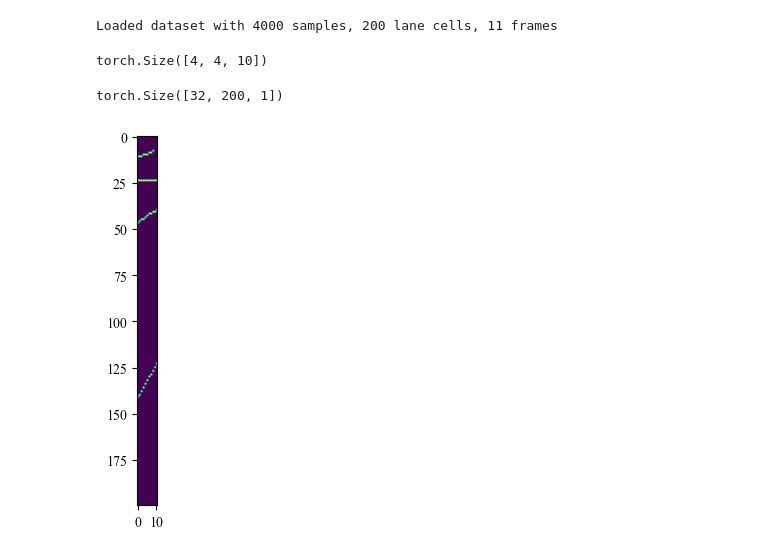
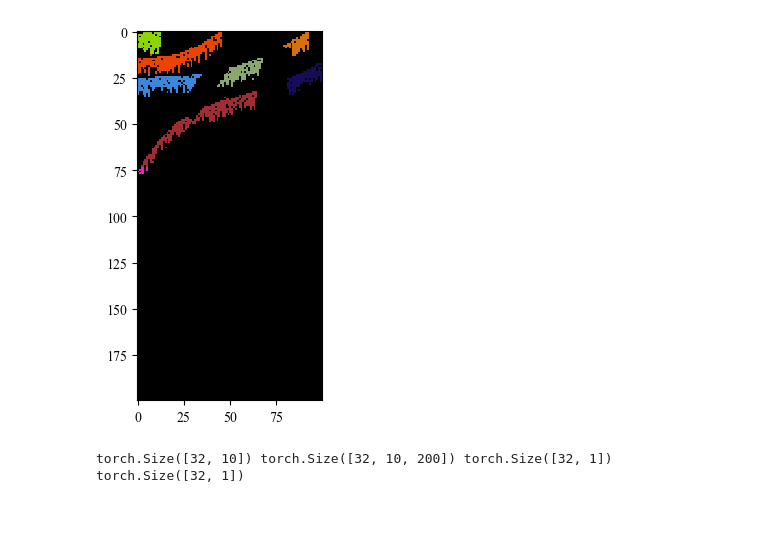
Before and after one commit to jksdbks123/Lidar-Tracker, a Jupyter notebook: ContextAware/DeepLearning/SocialLSTM/SplitData.ipynb, the cells around one changed output. Cells and saved outputs as stored; diff of their text form; code cells hidden in the pictures; blank space fills up the shorter version.

```diff
--- a/ContextAware/DeepLearning/SocialLSTM/SplitData.ipynb
+++ b/ContextAware/DeepLearning/SocialLSTM/SplitData.ipynb
@@ -263,6 +259,18 @@ def process_traffic_context_data(
     print(f"  - Saved to: {output_dir}")
 
     return train_h5_path, val_h5_path
+# %%
+db = Raster_DBSCAN(Td_map_szie=(200,100), window_size=[3,9],eps = 1,min_samples=10)
+# %%
+file_path = r'D:\TimeSpaceDiagramDataset\EncoderDecoder_EvenlySampled_FreeflowAug_0914_5res_lanechange_signal\100_frame\train\post_occ_label\36_39_0_signal_1860.npy'
+traffic_context = np.load(file_path)
+# %%
+id_map = db.fit_predict(traffic_context, Foreground_map=(traffic_context == 1))
+# %%
+plt.imshow(id_map,cmap=colormap,interpolation='none')
+plt.show()
+# %% [output]
+[figure, added]
 # %%
 source_dir=r'D:\TimeSpaceDiagramDataset\EncoderDecoder_EvenlySampled_FreeflowAug_0914_5res_lanechange_signal\100_frame\train'
 output_dir=r'D:\TimeSpaceDiagramDataset\SocialLSTMDataset\dataset'
@@ -522,37 +403,19 @@ def collate_variable_fn(batch):
 # %%
 val_h5_path = r'D:\TimeSpaceDiagramDataset\SocialLSTMDataset\dataset\val\social_lstm_data.h5'
-val_dataset = TrafficContextDataset(
-    h5_path=val_h5_path,
-    input_frames=10,
-    output_frames=1
-)
+val_dataset = SocialLSTMDataset(
+        h5_path=val_h5_path,
+        input_frames=10,
+        output_frames=1
+    )
 val_loader = DataLoader(
-    val_dataset,
-    batch_size=4,
-    shuffle=False,
-    collate_fn=collate_variable_fn,
-    # num_workers=1
-)
+        val_dataset,
+        batch_size=32,
+        shuffle=False,
+    )
-# %% [output]
-Loaded dataset with 4000 samples, 200 lane cells, 11 frames
 # %%
 for batch in val_loader:
-    inputs, targets = batch
-    vehicle_positions = inputs['vehicle_positions']
-    front_context = inputs['front_context']
-    back_context = inputs['back_context']
-
+    input_positions, input_context, output_positions, output_masks = batch
+    print(input_positions.shape, input_context.shape, output_positions.shape, output_masks.shape)
     break  # Remove this to process all batches
+# %% [output]
+torch.Size([32, 10]) torch.Size([32, 10, 200]) torch.Size([32, 1]) torch.Size([32, 1])
-# %%
-vehicle_positions.shape
-# %% [output]
-torch.Size([4, 4, 10])
-# %%
-target_context.shape
-# %% [output]
-torch.Size([32, 200, 1])
-# %%
-plt.imshow(traffic_context[4].cpu().numpy())
-plt.show()
-# %% [output]
-[figure, removed]
```
Also changed, not shown: parts of 11 cells of this notebook, 4 other files.
